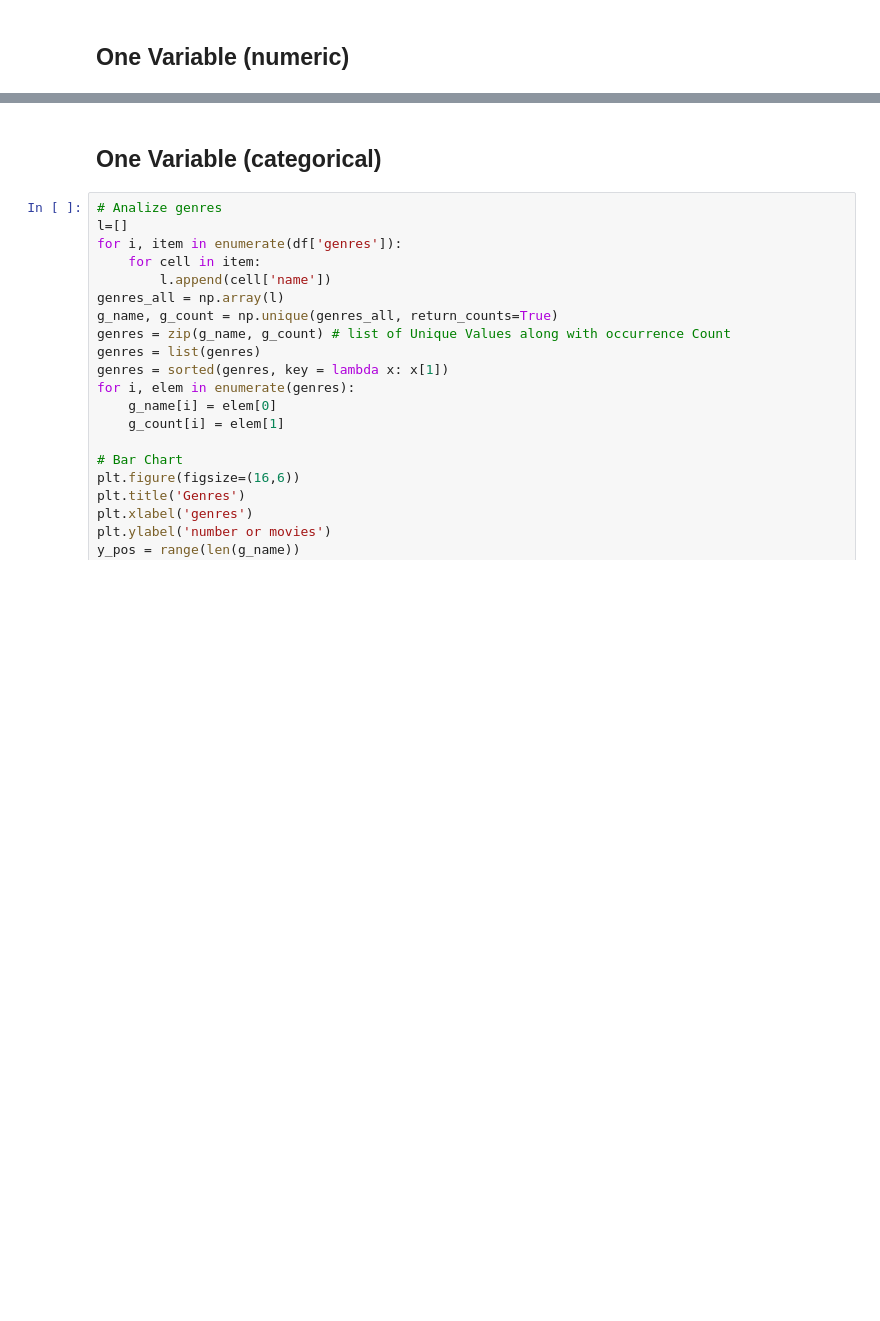
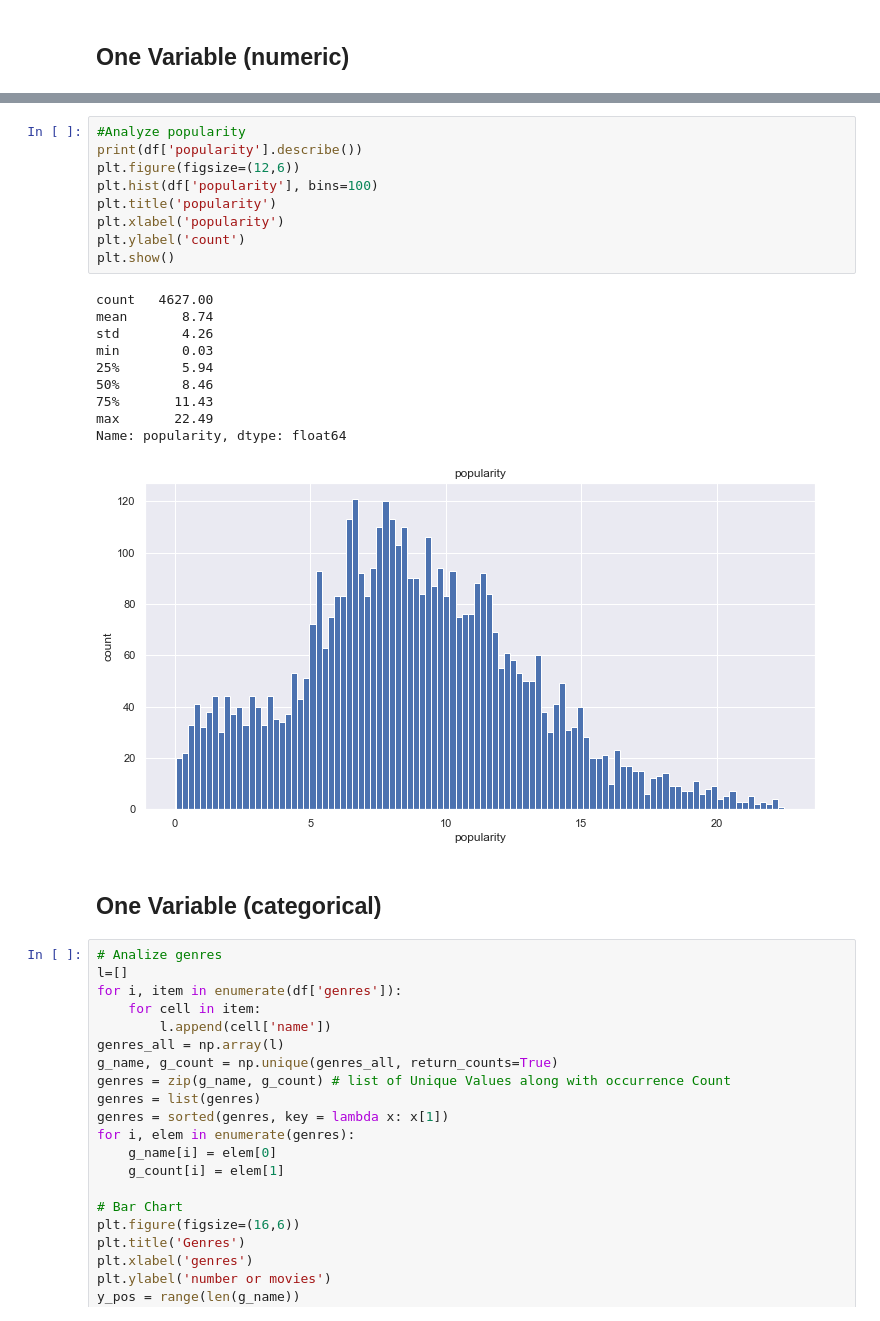
Before and after one commit to nastazya/Movies-analytics, a Jupyter notebook: EDA.ipynb, the cells around one changed output, grey strips where cells are left out. Cells and saved outputs as stored; diff of their text form; blank space fills up the shorter version.

```diff
--- a/EDA.ipynb
+++ b/EDA.ipynb
@@ -133,3 +160,23 @@ Name: budget, dtype: float64
+# %%
+#Analyze popularity
+print(df['popularity'].describe())
+plt.figure(figsize=(12,6))
+plt.hist(df['popularity'], bins=100)
+plt.title('popularity')
+plt.xlabel('popularity')
+plt.ylabel('count')
+plt.show()
+# %% [output]
+count   4627.00
+mean       8.74
+std        4.26
+min        0.03
+25%        5.94
+50%        8.46
+75%       11.43
+max       22.49
+Name: popularity, dtype: float64
+[figure, added]
 # %% [markdown]
 ## One Variable (categorical)
 # %%
```
Also changed, not shown: parts of 15 cells of this notebook.
